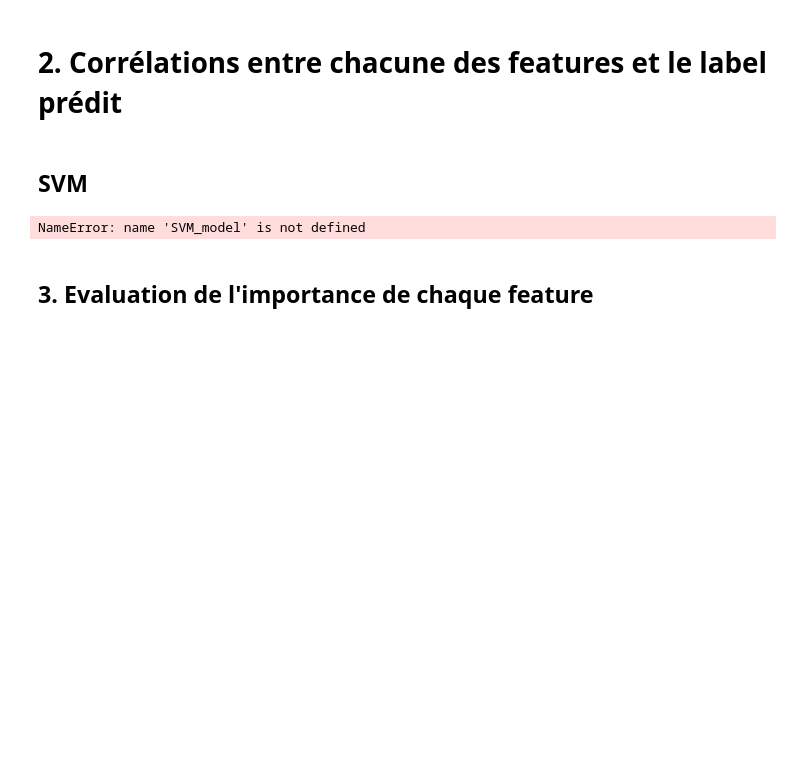
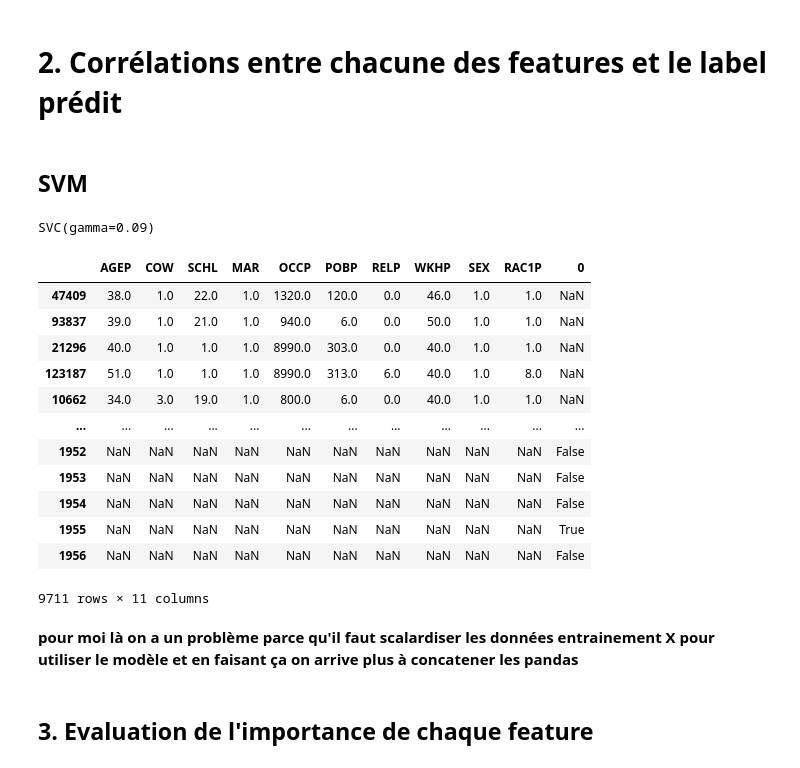
Before and after one commit to thomasclgnt/AS, a Jupyter notebook: Explicabilite.ipynb, the cells around one changed output. Cells and saved outputs as stored; diff of their text form; code cells hidden in the pictures; blank space fills up the shorter version.

```diff
--- a/Explicabilite.ipynb
+++ b/Explicabilite.ipynb
@@ -24,7 +24,7 @@ Y_all = labels
 X_all,Y_all = shuffle(X_all,Y_all, random_state=0)
 
 # Only use first N samples to limit training time
-sample = 1
+sample = 0.05
 num_samples = int(len(X_all)*sample)
 X,Y = X_all[:num_samples], Y_all[:num_samples]
 
@@ -78,13 +78,29 @@ plt.show()
 # Meilleur modèle SVM :
 SVM_model = SVC(gamma=0.09)
 SVM_model.fit(X_train, Y_train)
+# %% [output]
+SVC(gamma=0.09)
 # %%
 # Construire un pandas Dataframe pour utiliser la fonction de corrélation
 dfX = pd.DataFrame(X_train)
-dfY = SVM_model.predict(X_test)
+dfY = pd.DataFrame(SVM_model.predict(X_test))
 df_train = pd.concat([dfX, dfY], axis=1)
 df_train
 # %% [output]
+|  | AGEP | COW | SCHL | MAR | OCCP | POBP | RELP | WKHP | SEX | RAC1P | 0 |
+| 47409 | 38.0 | 1.0 | 22.0 | 1.0 | 1320.0 | 120.0 | 0.0 | 46.0 | 1.0 | 1.0 | NaN |
+| 93837 | 39.0 | 1.0 | 21.0 | 1.0 | 940.0 | 6.0 | 0.0 | 50.0 | 1.0 | 1.0 | NaN |
+| 21296 | 40.0 | 1.0 | 1.0 | 1.0 | 8990.0 | 303.0 | 0.0 | 40.0 | 1.0 | 1.0 | NaN |
+| 123187 | 51.0 | 1.0 | 1.0 | 1.0 | 8990.0 | 313.0 | 6.0 | 40.0 | 1.0 | 8.0 | NaN |
+| 10662 | 34.0 | 3.0 | 19.0 | 1.0 | 800.0 | 6.0 | 0.0 | 40.0 | 1.0 | 1.0 | NaN |
+| ... | ... | ... | ... | ... | ... | ... | ... | ... | ... | ... | ... |
+| 1952 | NaN | NaN | NaN | NaN | NaN | NaN | NaN | NaN | NaN | NaN | False |
+| 1953 | NaN | NaN | NaN | NaN | NaN | NaN | NaN | NaN | NaN | NaN | False |
+| 1954 | NaN | NaN | NaN | NaN | NaN | NaN | NaN | NaN | NaN | NaN | False |
+| 1955 | NaN | NaN | NaN | NaN | NaN | NaN | NaN | NaN | NaN | NaN | True |
+| 1956 | NaN | NaN | NaN | NaN | NaN | NaN | NaN | NaN | NaN | NaN | False |
-NameError: name 'SVM_model' is not defined
+9711 rows × 11 columns
+# %% [markdown]
+**pour moi là on a un problème parce qu'il faut scalardiser les données entrainement X pour utiliser le modèle et en faisant ça on arrive plus à concatener les pandas**
 # %% [markdown]
 ## 3. Evaluation de l'importance de chaque feature
```
